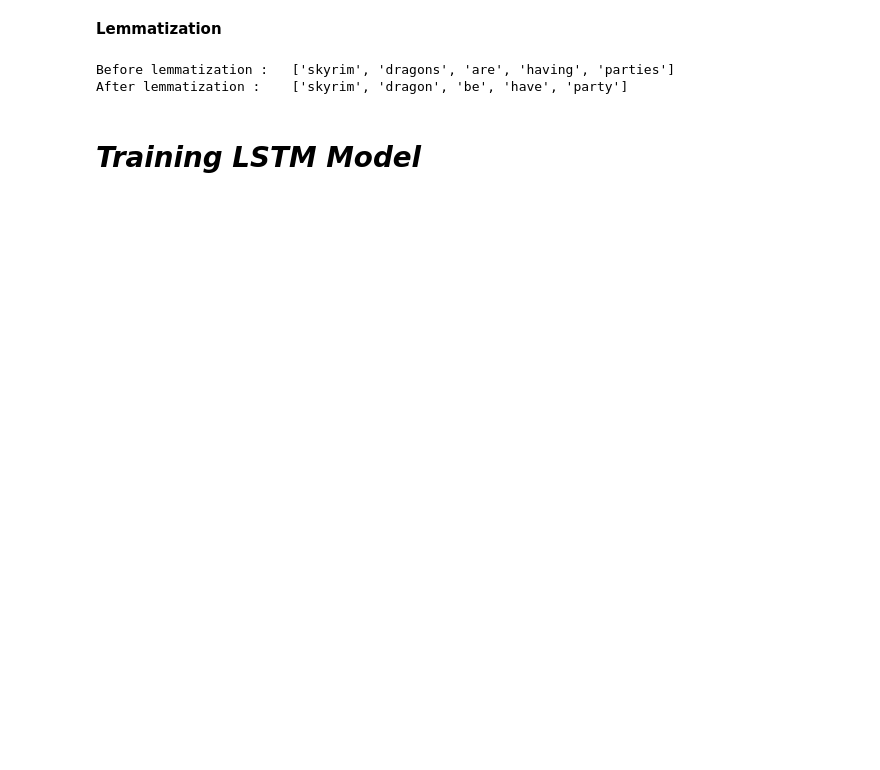
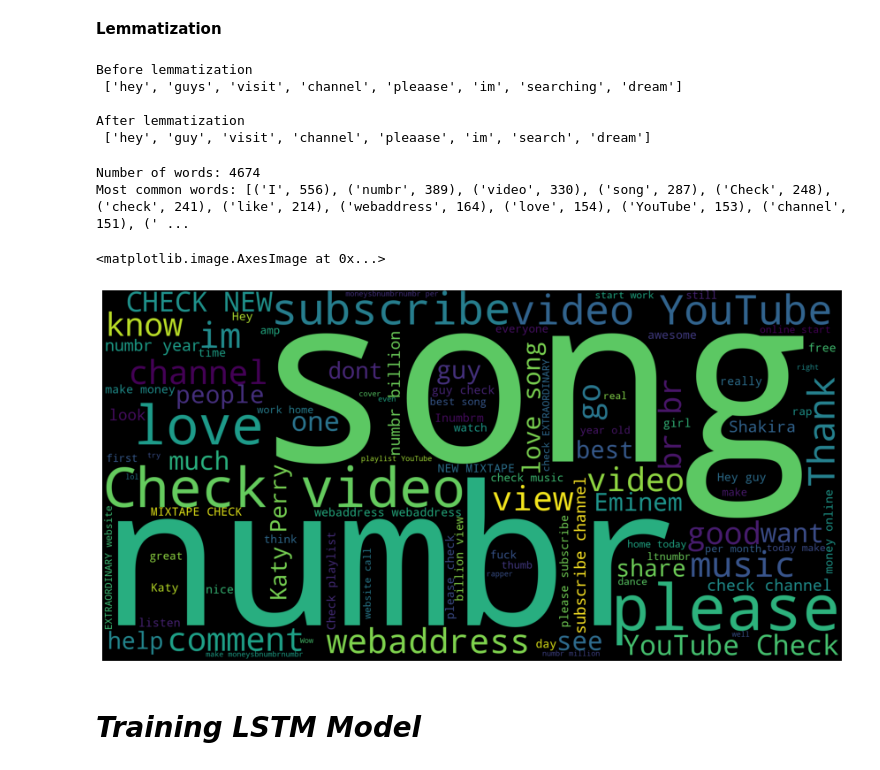
Before and after one commit to koyomin9zx/CS313.K21-Homework, a Jupyter notebook: Youtube_Spam_Detection-v2.ipynb, the cells around one changed output. Drawn from its saved outputs; the diff is of its cells as text; code cells hidden in the pictures; blank space fills up the shorter version.

```diff
--- a/Youtube_Spam_Detection-v2.ipynb
+++ b/Youtube_Spam_Detection-v2.ipynb
@@ -140,15 +114,0 @@ Hey guys Im a human   But I dont want to be a human I want to be a sexy fucking
-# %%
-def token_seq(text):
-  return text.split()
-
-# Tokenization process
-hl_tokens = []
-for hl in hl_cleansed:
-    hl_tokens.append(hl.split())
-
-# View Comparison
-index=2
-print('Before tokenization :')
-print(hl_cleansed[index])
-print('\nAfter tokenization :')
-print(hl_tokens[index])
@@ -178,15 +204,49 @@ hl_lemmatized = []
 for tokens in hl_tokens:
     lemm = [lemmatizer.lemmatize(w, get_wordnet_pos(w)) for w in tokens]
     hl_lemmatized.append(lemm)
-
-# Example comparison
-word_1 = ['skyrim','dragons', 'are', 'having', 'parties']
-word_2 = [lemmatizer.lemmatize(w, get_wordnet_pos(w)) for w in word_1]
-print('Before lemmatization :\t',word_1)
-print('After lemmatization :\t',word_2)
-# %% [output]
-Before lemmatization :   ['skyrim', 'dragons', 'are', 'having', 'parties']
-After lemmatization :    ['skyrim', 'dragon', 'be', 'have', 'party']
+# %%
+# Example comparison
+index=7
+word_1 = hl_tokens[index]
+word_2 = hl_lemmatized[index]
+print('Before lemmatization\n',word_1)
+print('\nAfter lemmatization\n',word_2)
+# %% [output]
+Before lemmatization
+ ['hey', 'guys', 'visit', 'channel', 'pleaase', 'im', 'searching', 'dream']
+
+After lemmatization
+ ['hey', 'guy', 'visit', 'channel', 'pleaase', 'im', 'search', 'dream']
+# %%
+# create bag-of-words
+all_words = []
+
+for token in hl_lemmatized:
+    for w in token:
+          all_words.append(w)
+
+corpus=' '.join(all_words)
+all_words = nltk.FreqDist(all_words)
+
+# print the total number of words and the 15 most common words
+print('Number of words: {}'.format(len(all_words)))
+print('Most common words: {}'.format(all_words.most_common(15)))
+
+
+import wordcloud
+import matplotlib.pyplot as plt
+%matplotlib inline
+#cloud = np.array(all_words).flatten()
+plt.figure(figsize=(15,10))
+word_cloud = wordcloud.WordCloud(max_words=100,background_color ="black",
+                               width=2000,height=1000,mode="RGB").generate(corpus)
+plt.axis("off")
+plt.imshow(word_cloud)
+# %% [output]
+Number of words: 4674
+Most common words: [('I', 556), ('numbr', 389), ('video', 330), ('song', 287), ('Check', 248), ('check', 241), ('like', 214), ('webaddress', 164), ('love', 154), ('YouTube', 153), ('channel', 151), (' ...
+<matplotlib.image.AxesImage at 0x...>
+[figure, added]
 # %% [markdown]
 # ***Training LSTM Model***
 # %%
```
Also changed, not shown: parts of 39 cells of this notebook.
